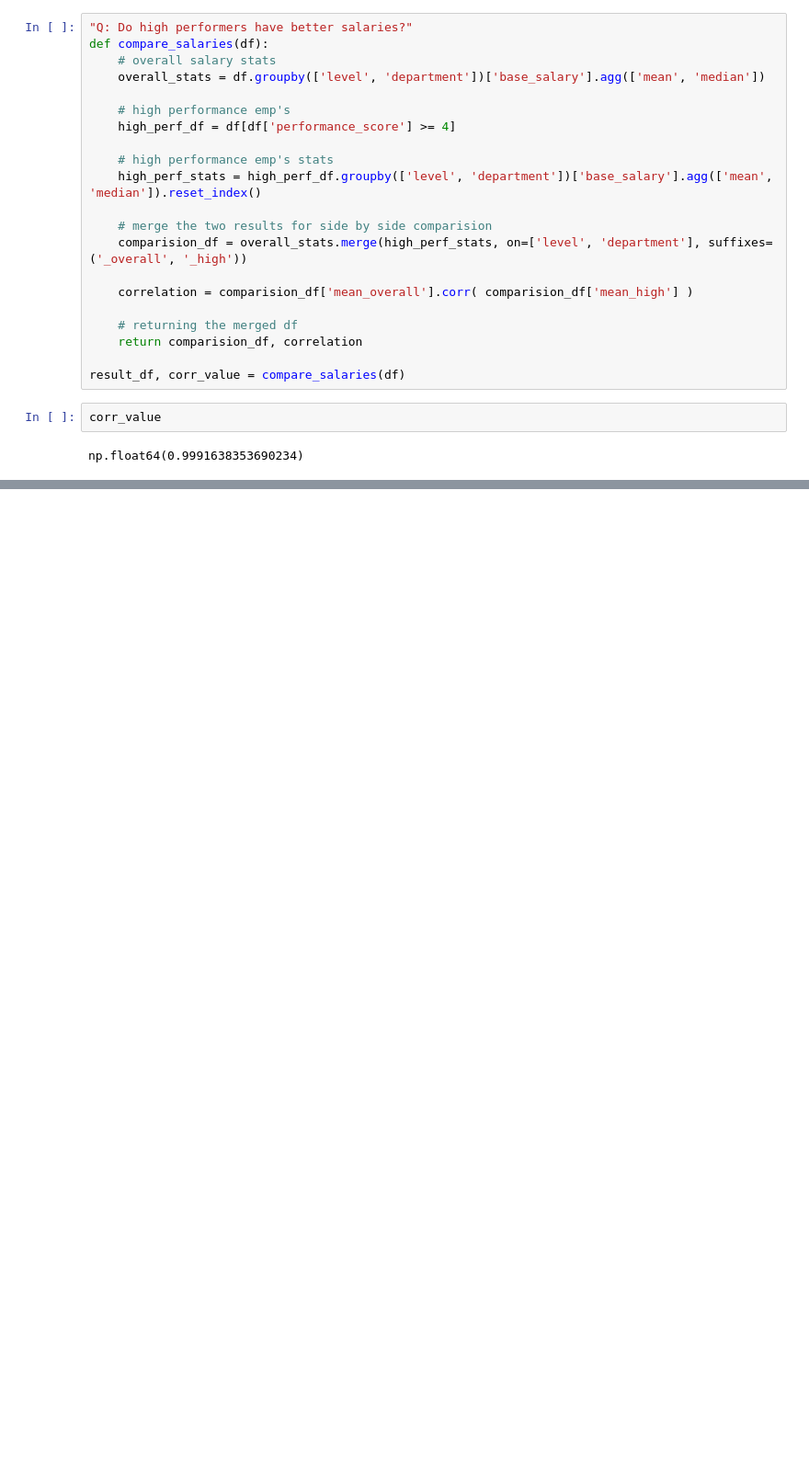
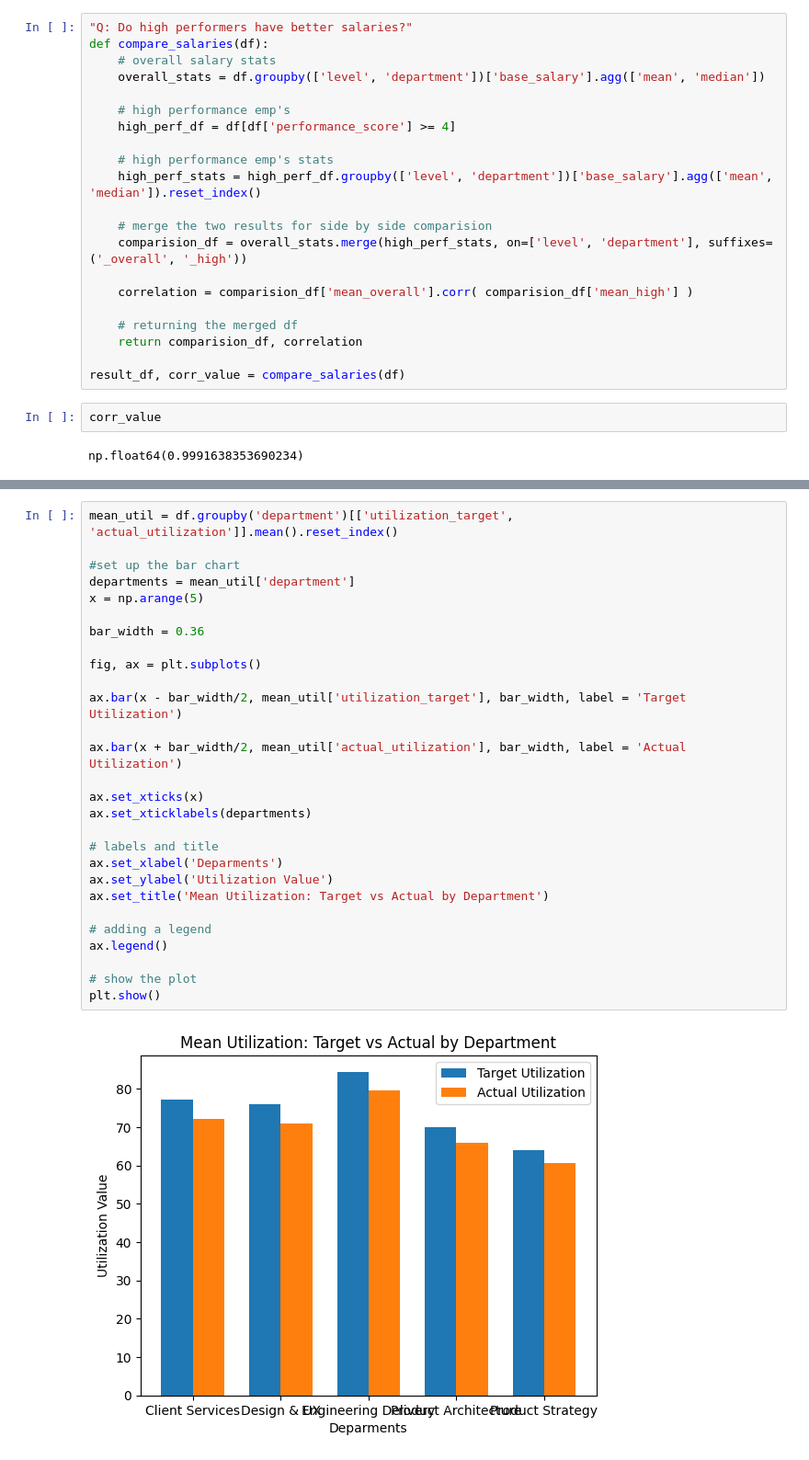
Before and after one commit to itsGovi/Data_Science_Journey, a Jupyter notebook: notebooks/Week 1.ipynb, the cells around one changed output, grey strips where cells are left out. Shown at 92% size. Drawn from its saved outputs; the diff is of its cells as text; blank space fills up the shorter version.

```diff
--- a/notebooks/Week 1.ipynb
+++ b/notebooks/Week 1.ipynb
@@ -315,0 +377,30 @@ np.float64(0.9991638353690234)
+# %%
+mean_util = df.groupby('department')[['utilization_target', 'actual_utilization']].mean().reset_index()
+
+#set up the bar chart
+departments = mean_util['department']
+x = np.arange(5)
+
+bar_width = 0.36
+
+fig, ax = plt.subplots()
+
+ax.bar(x - bar_width/2, mean_util['utilization_target'], bar_width, label = 'Target Utilization')
+
+ax.bar(x + bar_width/2, mean_util['actual_utilization'], bar_width, label = 'Actual Utilization')
+
+ax.set_xticks(x)
+ax.set_xticklabels(departments)
+
+# labels and title
+ax.set_xlabel('Deparments')
+ax.set_ylabel('Utilization Value')
+ax.set_title('Mean Utilization: Target vs Actual by Department')
+
+# adding a legend
+ax.legend()
+
+# show the plot
+plt.show()
+# %% [output]
+[figure, added]
```
Also changed, not shown: parts of 5 cells of this notebook, 2 other files.
